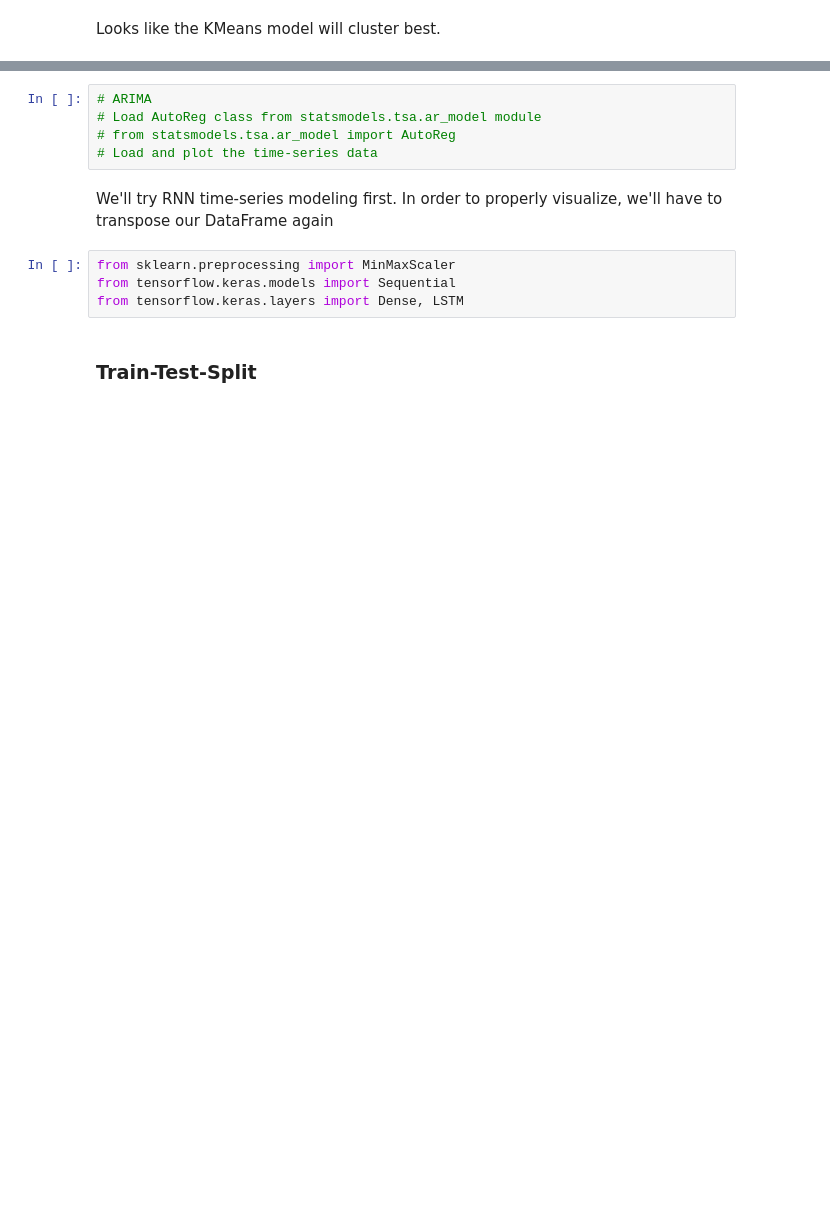
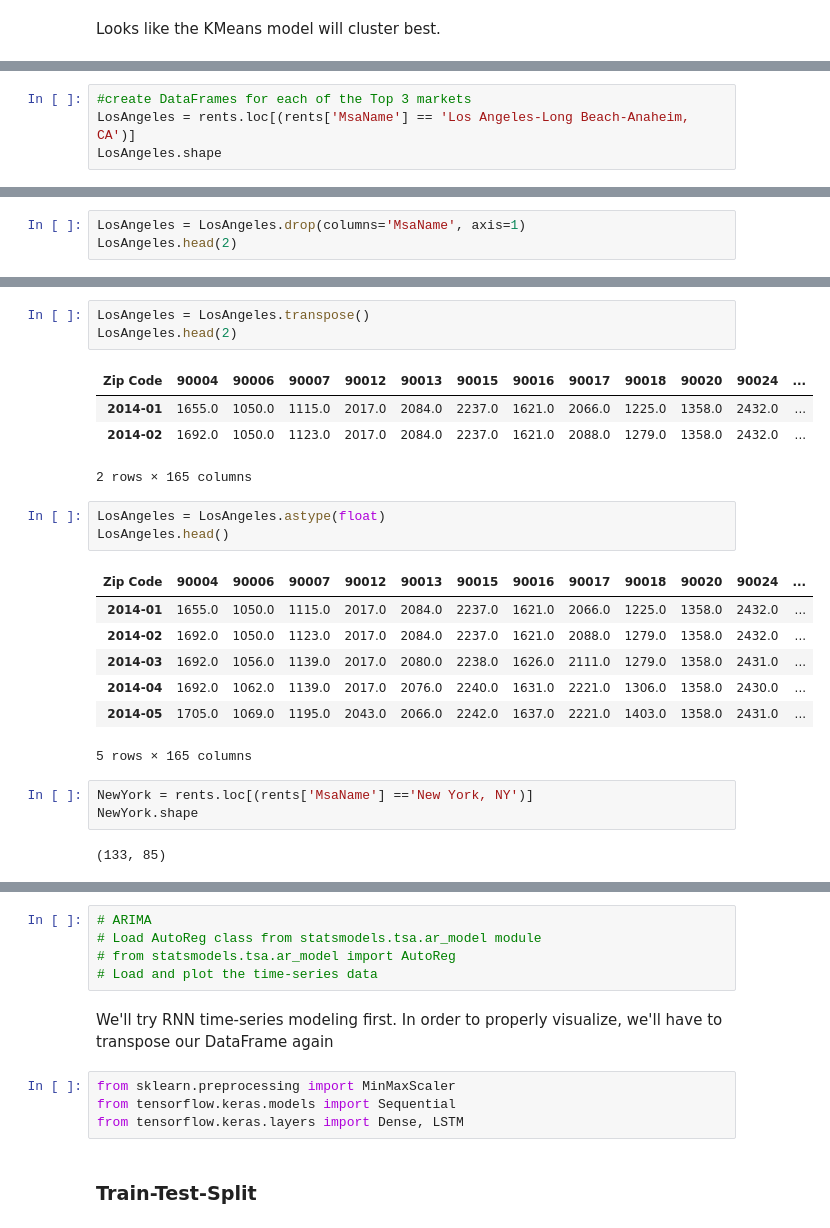
Before and after one commit to dcnarch/RentPricePredict, a Jupyter notebook: RentPricePredict.ipynb, the cells around one changed output, grey strips where cells are left out. Drawn from its saved outputs; the diff is of its cells as text; blank space fills up the shorter version.

```diff
--- a/RentPricePredict.ipynb
+++ b/RentPricePredict.ipynb
@@ -421,0 +506,4 @@ Looks like the KMeans model will cluster best.
+# %%
+#create DataFrames for each of the Top 3 markets
+LosAngeles = rents.loc[(rents['MsaName'] == 'Los Angeles-Long Beach-Anaheim, CA')]
+LosAngeles.shape
@@ -421,0 +512,3 @@ Looks like the KMeans model will cluster best.
+# %%
+LosAngeles = LosAngeles.drop(columns='MsaName', axis=1)
+LosAngeles.head(2)
@@ -421,0 +521,24 @@ Looks like the KMeans model will cluster best.
+# %%
+LosAngeles = LosAngeles.transpose()
+LosAngeles.head(2)
+# %% [output]
+| Zip Code | 90004 | 90006 | 90007 | 90012 | 90013 | 90015 | 90016 | 90017 | 90018 | 90020 | 90024 | ... |
+| 2014-01 | 1655.0 | 1050.0 | 1115.0 | 2017.0 | 2084.0 | 2237.0 | 1621.0 | 2066.0 | 1225.0 | 1358.0 | 2432.0 | ... |
+| 2014-02 | 1692.0 | 1050.0 | 1123.0 | 2017.0 | 2084.0 | 2237.0 | 1621.0 | 2088.0 | 1279.0 | 1358.0 | 2432.0 | ... |
+2 rows × 165 columns
+# %%
+LosAngeles = LosAngeles.astype(float)
+LosAngeles.head()
+# %% [output]
+| Zip Code | 90004 | 90006 | 90007 | 90012 | 90013 | 90015 | 90016 | 90017 | 90018 | 90020 | 90024 | ... |
+| 2014-01 | 1655.0 | 1050.0 | 1115.0 | 2017.0 | 2084.0 | 2237.0 | 1621.0 | 2066.0 | 1225.0 | 1358.0 | 2432.0 | ... |
+| 2014-02 | 1692.0 | 1050.0 | 1123.0 | 2017.0 | 2084.0 | 2237.0 | 1621.0 | 2088.0 | 1279.0 | 1358.0 | 2432.0 | ... |
+| 2014-03 | 1692.0 | 1056.0 | 1139.0 | 2017.0 | 2080.0 | 2238.0 | 1626.0 | 2111.0 | 1279.0 | 1358.0 | 2431.0 | ... |
+| 2014-04 | 1692.0 | 1062.0 | 1139.0 | 2017.0 | 2076.0 | 2240.0 | 1631.0 | 2221.0 | 1306.0 | 1358.0 | 2430.0 | ... |
+| 2014-05 | 1705.0 | 1069.0 | 1195.0 | 2043.0 | 2066.0 | 2242.0 | 1637.0 | 2221.0 | 1403.0 | 1358.0 | 2431.0 | ... |
+5 rows × 165 columns
+# %%
+NewYork = rents.loc[(rents['MsaName'] =='New York, NY')]
+NewYork.shape
+# %% [output]
+(133, 85)
```
Also changed, not shown: parts of 24 cells of this notebook.
